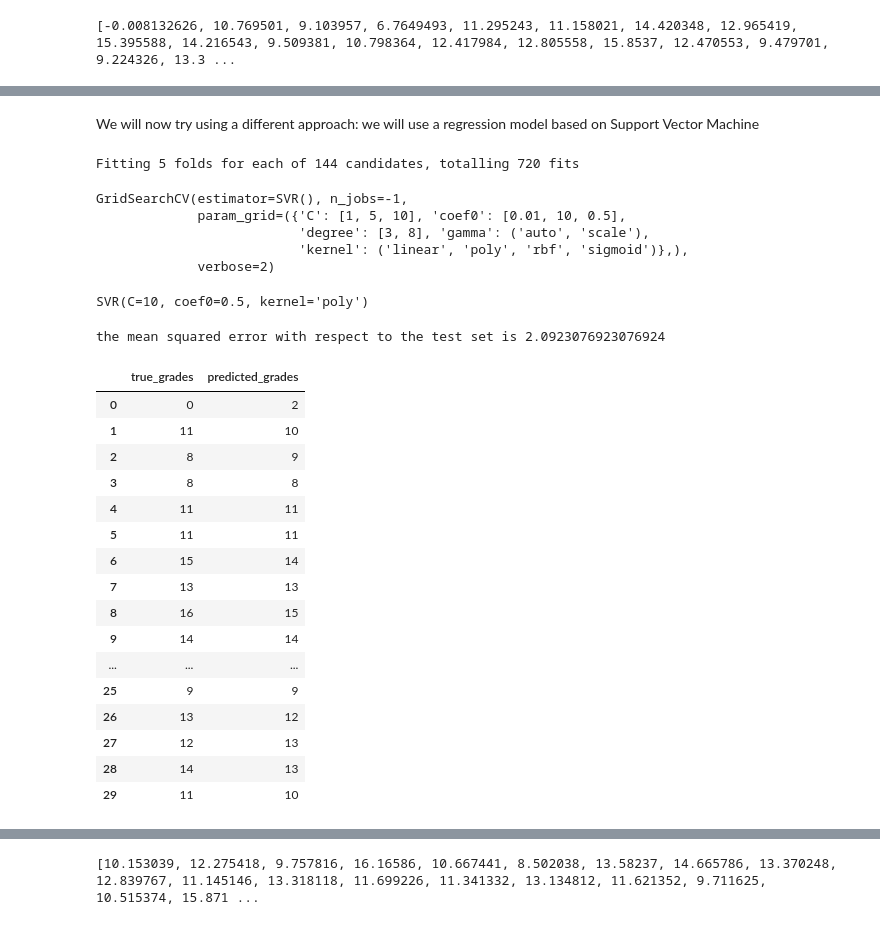
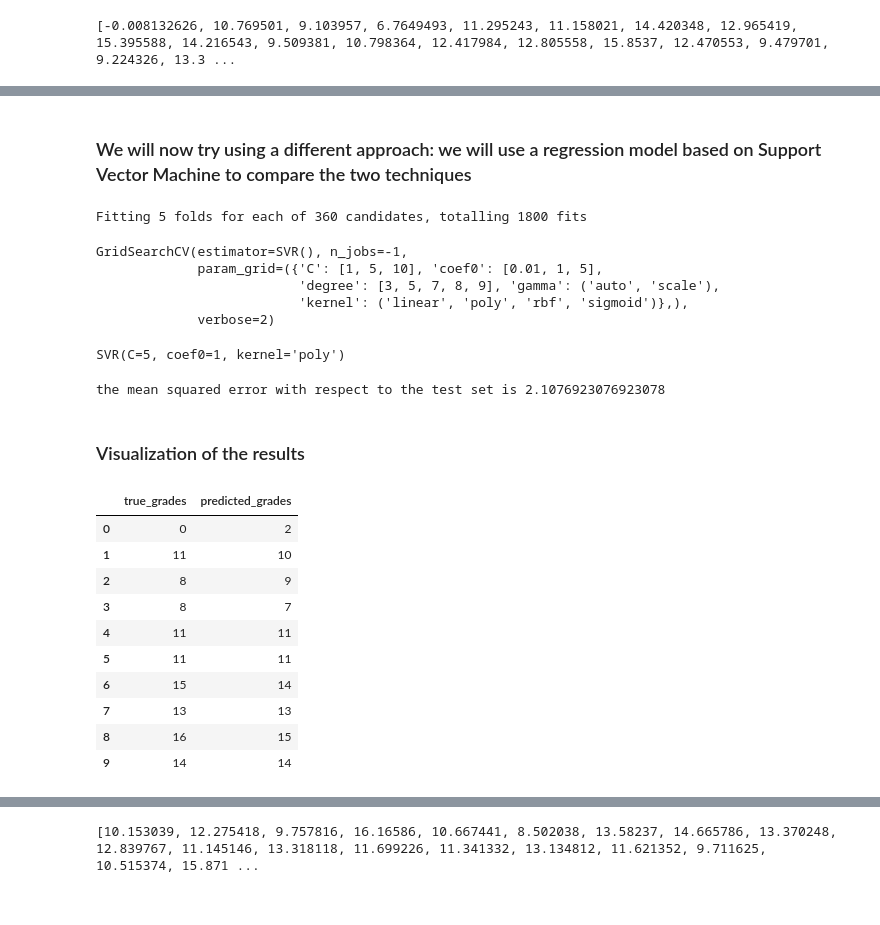
Before and after one commit to lucarossi9/statistical-computation-team-1, a Jupyter notebook: file di luca.ipynb, the cells around one changed output, grey strips where cells are left out. Saved outputs shown, nothing was run; the diff lists cells and outputs as text; code cells hidden in the pictures.

```diff
--- a/file di luca.ipynb
+++ b/file di luca.ipynb
@@ -213,28 +246,33 @@ Text(0, 0.5, 'predicted grades')
 # %% [markdown]
-We will now try using a different approach: we will use a regression model based on Support Vector Machine
+### We will now try using a different approach: we will use a regression model based on Support Vector Machine to compare the two techniques
 # %%
 from sklearn.svm import SVR
 from sklearn.model_selection import GridSearchCV, cross_val_score
 
-param = {'kernel' : ('linear', 'poly', 'rbf', 'sigmoid'),'C' : [1,5,10],'degree' : [3,8],'coef0' : [0.01,10,0.5],'gamma' : ('auto','scale')},
 
+# we set some of the possible values of the parameters which we will use to fit the models
+param = {'kernel' : ('linear', 'poly', 'rbf', 'sigmoid'),'C' : [1,5,10],'degree' : [3,5,7,8,9],'coef0' : [0.01,1,5],'gamma' : ('auto','scale')},
+
+#we define the model
 modelsvr = SVR()
 
+#we perform a grid search to find the best parameters in the param dictionary created before
 clf = GridSearchCV(estimator= modelsvr, param_grid=param, verbose=2, n_jobs=-1)
 
+#we fit the model with the best parameters
 clf.fit( X_train, Y_train)
 # %% [output]
-Fitting 5 folds for each of 144 candidates, totalling 720 fits
+Fitting 5 folds for each of 360 candidates, totalling 1800 fits
 GridSearchCV(estimator=SVR(), n_jobs=-1,
-             param_grid=({'C': [1, 5, 10], 'coef0': [0.01, 10, 0.5],
-                          'degree': [3, 8], 'gamma': ('auto', 'scale'),
+             param_grid=({'C': [1, 5, 10], 'coef0': [0.01, 1, 5],
+                          'degree': [3, 5, 7, 8, 9], 'gamma': ('auto', 'scale'),
                           'kernel': ('linear', 'poly', 'rbf', 'sigmoid')},),
              verbose=2)
 # %%
-print(clf.best_estimator_)
-Y_pred = clf.predict(X_test)
+print(clf.best_estimator_) #we print the best parameters found with gridsearch
+Y_pred = clf.predict(X_test) #we predict now the labels
 # %% [output]
-SVR(C=10, coef0=0.5, kernel='poly')
+SVR(C=5, coef0=1, kernel='poly')
 # %%
 #we round each value of the list because the final mark is an integer from 0 to 20
 
@@ -243,31 +281,27 @@ pred = [round(el) for el in Y_pred] #python comprehension
 #We compute the MSE
 print('the mean squared error with respect to the test set is', mean_squared_error(Y_test, pred))
 # %% [output]
-the mean squared error with respect to the test set is 2.0923076923076924
+the mean squared error with respect to the test set is 2.1076923076923078
 # %%
 #we create a dataframe to visualize the predictions
 #The dataframe has two columns, one of them with the ground-truth grades and the other with the predicted grades
 
 final_results = pd.DataFrame(data = {'true_grades': Y_test['G3'].to_list(), 'predicted_grades': pred})
+# %% [markdown]
+### Visualization of the results
 # %%
 #we print the results for visualization
 
-final_results.head(30)
+final_results.head(10)
 # %% [output]
 |  | true_grades | predicted_grades |
 | 0 | 0 | 2 |
 | 1 | 11 | 10 |
 | 2 | 8 | 9 |
-| 3 | 8 | 8 |
+| 3 | 8 | 7 |
 | 4 | 11 | 11 |
 | 5 | 11 | 11 |
 | 6 | 15 | 14 |
 | 7 | 13 | 13 |
 | 8 | 16 | 15 |
 | 9 | 14 | 14 |
-| ... | ... | ... |
-| 25 | 9 | 9 |
-| 26 | 13 | 12 |
-| 27 | 12 | 13 |
-| 28 | 14 | 13 |
-| 29 | 11 | 10 |
```
Also changed, not shown: parts of 87 cells of this notebook, 3 other files.
